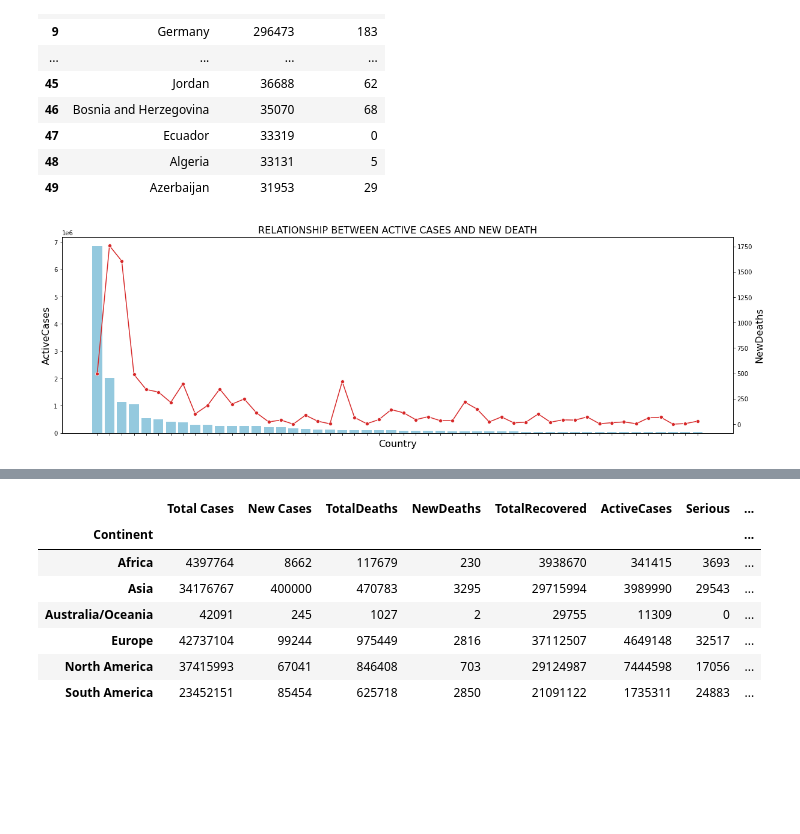
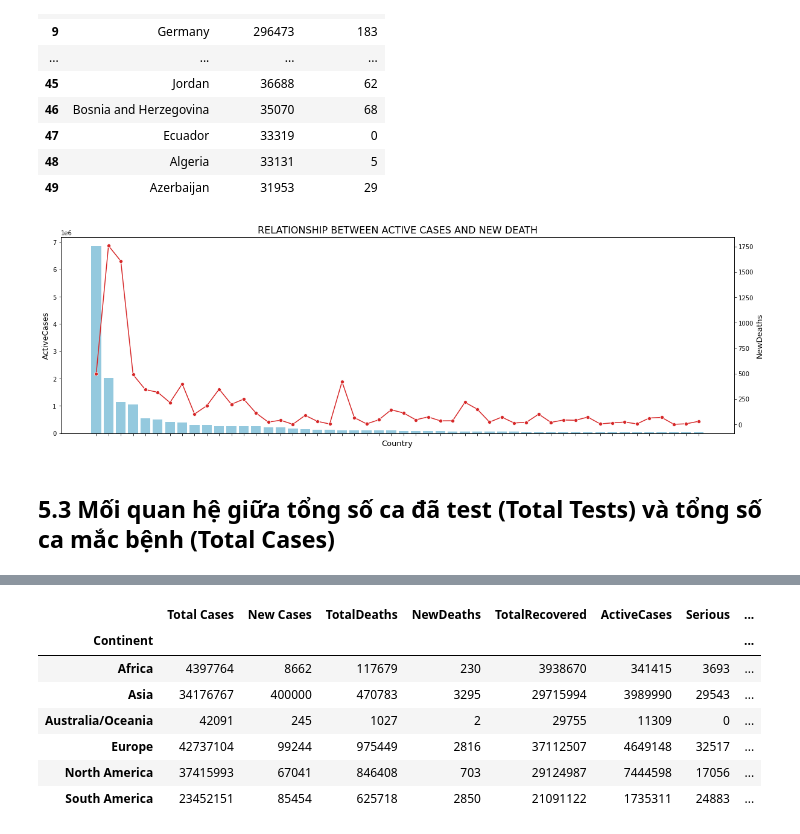
Before and after one commit to templarassVN/Covid_19-insight-Visualize, a Jupyter notebook: Nghien cuu.ipynb, the cells around one changed output, grey strips where cells are left out. Drawn from its saved outputs; the diff is of its cells as text; code cells hidden in the pictures; blank space fills up the shorter version.

```diff
--- a/Nghien cuu.ipynb
+++ b/Nghien cuu.ipynb
@@ -166,7 +210,7 @@ plt.show()
 # %%
-top15_active_cases = data[['Country','ActiveCases','NewDeaths']].sort_values(by = 'ActiveCases', ascending = False,ignore_index=True)
-top15_active_cases = top15_active_cases.head(50)
-top15_active_cases
+top50_active_cases = data[['Country','ActiveCases','NewDeaths']].sort_values(by = 'ActiveCases', ascending = False,ignore_index=True)
+top50_active_cases = top50_active_cases.head(50)
+top50_active_cases
 # %% [output]
 |  | Country | ActiveCases | NewDeaths |
 | 0 | USA | 6851117 | 498 |
@@ -186,28 +230,30 @@ top15_active_cases
 | 48 | Algeria | 33131 | 5 |
 | 49 | Azerbaijan | 31953 | 29 |
 # %%
-country = top15_active_cases['Country']
-active_case = top15_active_cases['ActiveCases']
-death = top15_active_cases['NewDeaths']
+country = top50_active_cases['Country']
+active_case = top50_active_cases['ActiveCases']
+death = top50_active_cases['NewDeaths']
 
 #Create combo chart
 fig, ax1 = plt.subplots(figsize=(20,6))
 color = 'skyblue'
 #bar plot creation
 ax1.set_title('RELATIONSHIP BETWEEN ACTIVE CASES AND NEW DEATH', fontsize=16)
-ax1.set_xlabel('Country', fontsize=16)
-ax1.set_ylabel('Active Cases', fontsize=16)
-ax1 = sns.barplot(x='Country', y= 'ActiveCases', data = top15_active_cases, color = color)
+ax1.set_xlabel('Country', fontsize=13)
+ax1.set_ylabel('Active Cases *Million', fontsize=13)
+ax1 = sns.barplot(x='Country', y= 'ActiveCases', data = top50_active_cases, color = color)
 
 #specify we want to share the same x-axis
 ax2 = ax1.twinx()
 color = 'tab:red'
 #line plot creation
-ax2.set_ylabel('New Deaths', fontsize=16)
-ax2 = sns.lineplot(x='Country', y= 'NewDeaths', data = top15_active_cases, sort=False, color=color,marker='o')
+ax2.set_ylabel('New Deaths', fontsize=13)
+ax2 = sns.lineplot(x='Country', y= 'NewDeaths', data = top50_active_cases, sort=False, color=color,marker='o')
 
 ax2.set_xticklabels([])
 #show plot
 plt.show()
 # %% [output]
-[figure, old version]
+[figure, new version]
+# %% [markdown]
+## 5.3	Mối quan hệ giữa tổng số ca đã test (Total Tests) và tổng số ca mắc bệnh (Total Cases)
```
Also changed, not shown: parts of 25 cells of this notebook, 3 other files.
